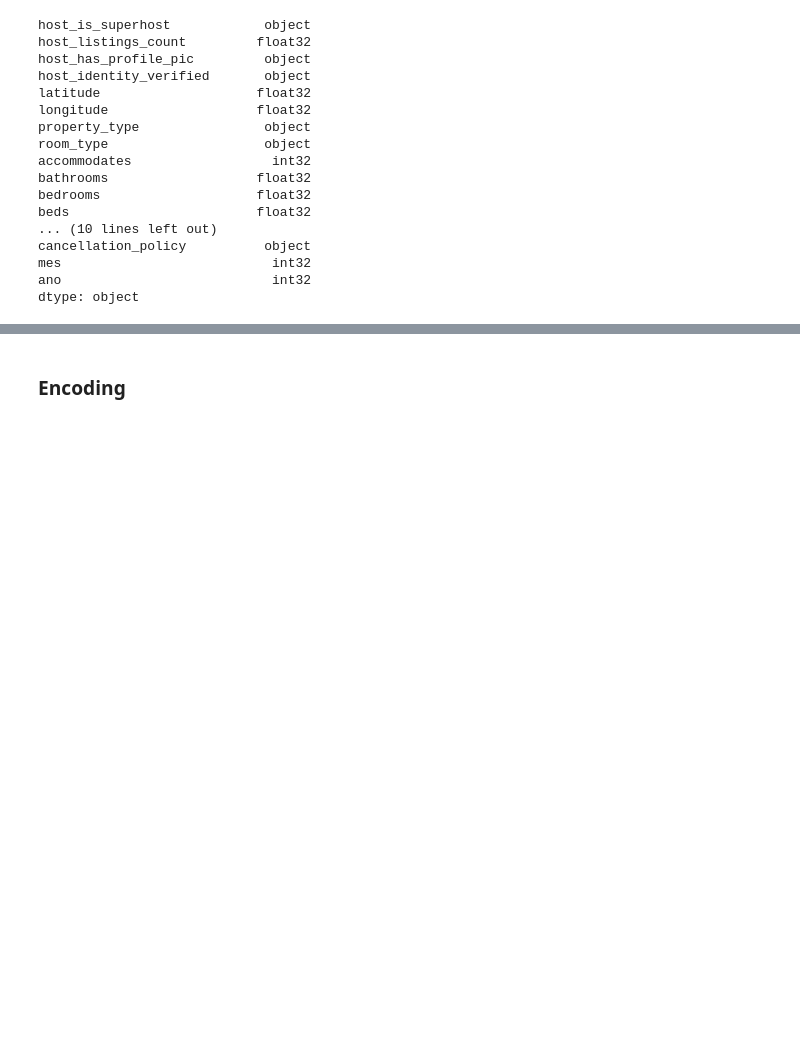
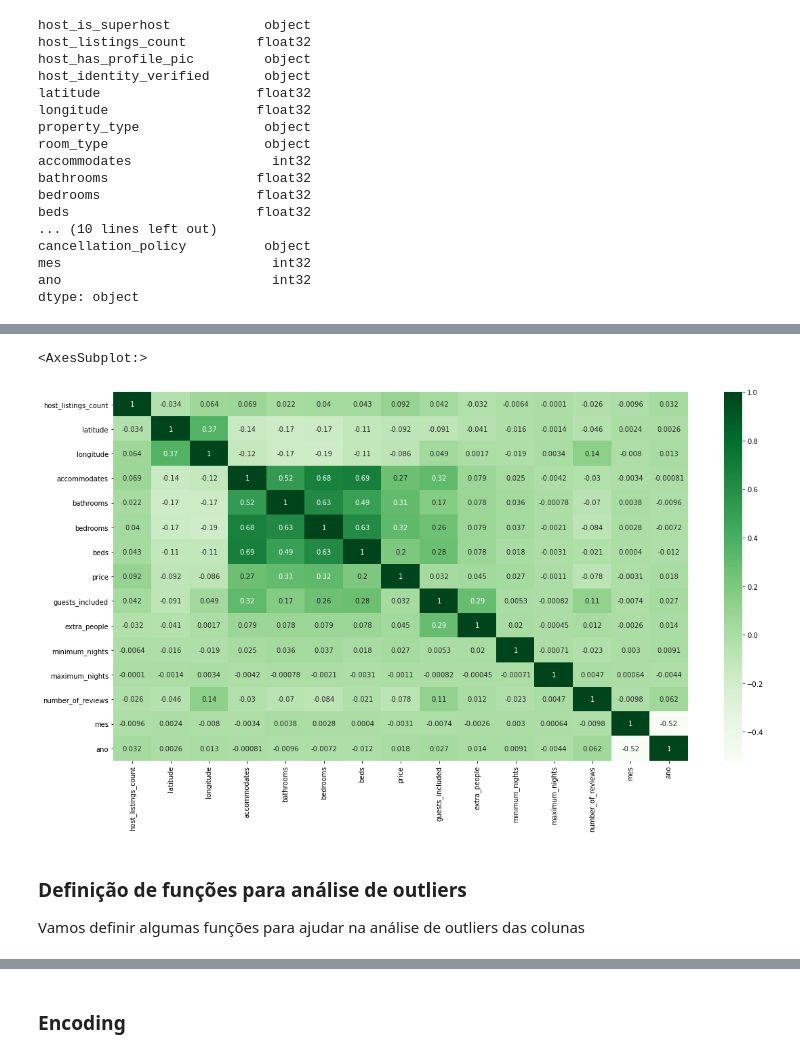
Before and after one commit to Magalercio/Projeto-Ciencia-de-Dados-Airbnb-Rio, a Jupyter notebook: Solução Airbnb Rio.ipynb, the cells around one changed output, grey strips where cells are left out. Cells and saved outputs as stored; diff of their text form; code cells hidden in the pictures; blank space fills up the shorter version.

```diff
--- a/Solução Airbnb Rio.ipynb
+++ b/Solução Airbnb Rio.ipynb
@@ -286,0 +300,15 @@ dtype: object
+# %%
+# Mapa de calor das correlações das colunas.
+
+plt.figure(figsize=(19,10))
+sns.heatmap(base_airbnb.corr(),annot=True,cmap='Greens')
+
+#print(base_airbnb.corr())
+#Concluímos que não tem nenhuma correlação extrema que de valores duplicados.
+#portanto não excluiremos nenhuma coluna com essa análize preliminar.
+# %% [output]
+<AxesSubplot:>
+[figure, added]
+# %% [markdown]
+### Definição de funções para análise de outliers
+Vamos definir algumas funções para ajudar na análise de outliers das colunas
```
Also changed, not shown: parts of 7 cells of this notebook.
